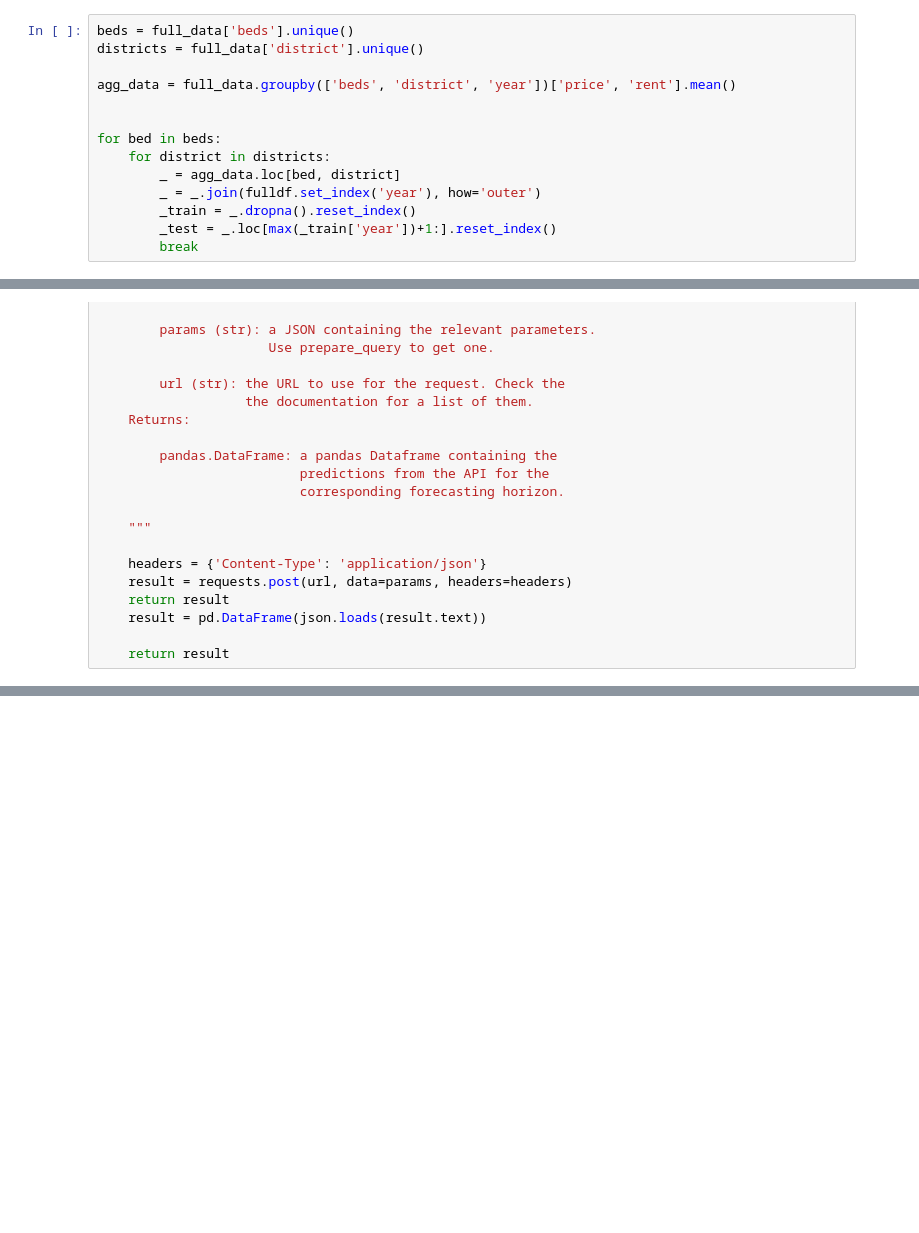
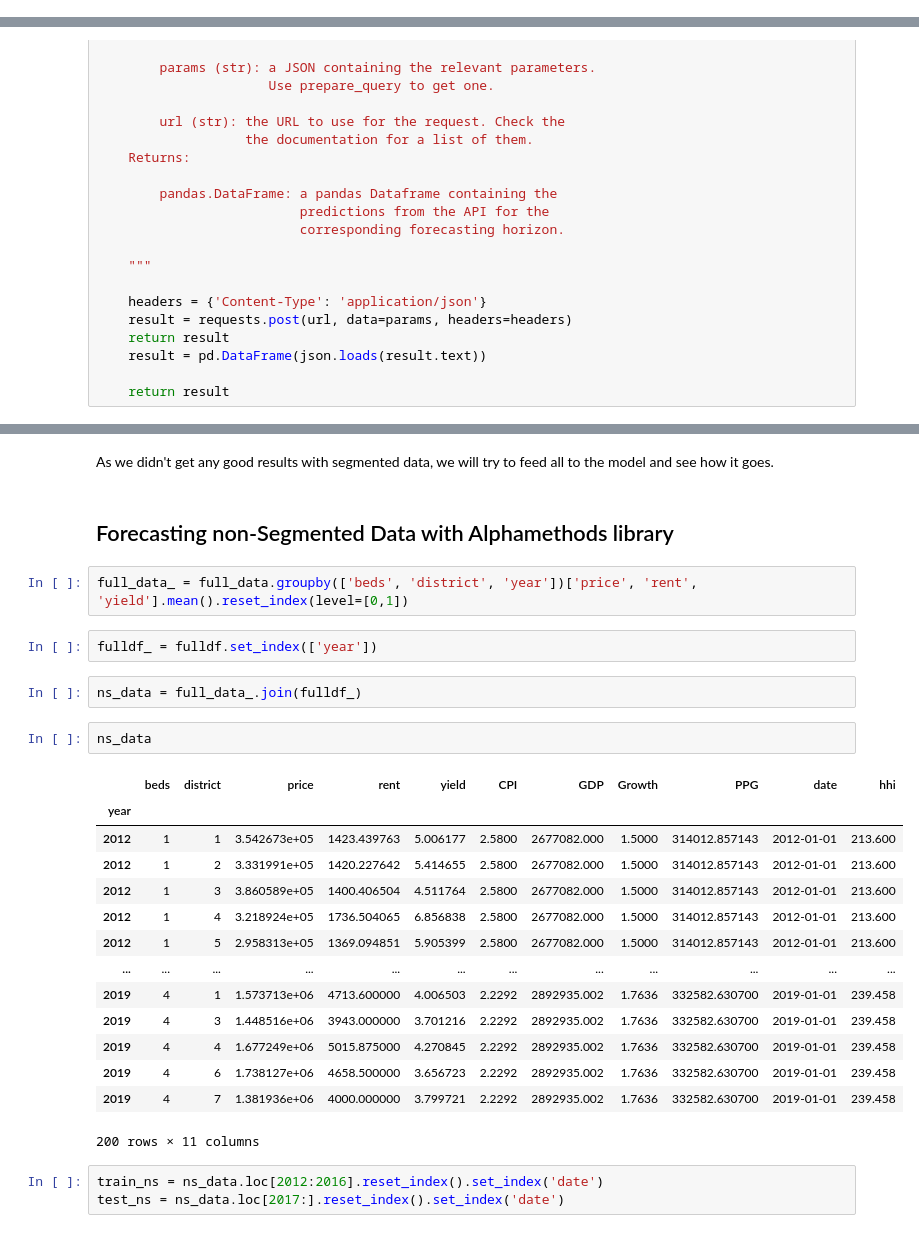
Before and after one commit to angelrureLurtis/LondonNW6, a Jupyter notebook: Part 2 Forecasting Prices and Rents.ipynb, the cells around one changed output, grey strips where cells are left out. Cells and saved outputs as stored; diff of their text form; blank space fills up the shorter version.

Commit message:
added alphamethods prediction

```diff
--- a/Part 2 Forecasting Prices and Rents.ipynb
+++ b/Part 2 Forecasting Prices and Rents.ipynb
@@ -262,14 +331,0 @@ plt.show()
-# %%
-beds = full_data['beds'].unique()
-districts = full_data['district'].unique()
-
-agg_data = full_data.groupby(['beds', 'district', 'year'])['price', 'rent'].mean()
-
-
-for bed in beds:
-    for district in districts:
-        _ = agg_data.loc[bed, district]
-        _ = _.join(fulldf.set_index('year'), how='outer')
-        _train = _.dropna().reset_index()
-        _test = _.loc[max(_train['year'])+1:].reset_index()
-        break
@@ -378,0 +585,30 @@ pp
+# %% [markdown]
+As we didn't get any good results with segmented data, we will try to feed all to the model and see how it goes.
+# %% [markdown]
+## Forecasting non-Segmented Data with Alphamethods library
+# %%
+full_data_ = full_data.groupby(['beds', 'district', 'year'])['price', 'rent', 'yield'].mean().reset_index(level=[0,1])
+# %%
+fulldf_ = fulldf.set_index(['year'])
+# %%
+ns_data = full_data_.join(fulldf_)
+# %%
+ns_data
+# %% [output]
+|  | beds | district | price | rent | yield | CPI | GDP | Growth | PPG | date | hhi |
+| year |  |  |  |  |  |  |  |  |  |  |  |
+| 2012 | 1 | 1 | 3.542673e+05 | 1423.439763 | 5.006177 | 2.5800 | 2677082.000 | 1.5000 | 314012.857143 | 2012-01-01 | 213.600 |
+| 2012 | 1 | 2 | 3.331991e+05 | 1420.227642 | 5.414655 | 2.5800 | 2677082.000 | 1.5000 | 314012.857143 | 2012-01-01 | 213.600 |
+| 2012 | 1 | 3 | 3.860589e+05 | 1400.406504 | 4.511764 | 2.5800 | 2677082.000 | 1.5000 | 314012.857143 | 2012-01-01 | 213.600 |
+| 2012 | 1 | 4 | 3.218924e+05 | 1736.504065 | 6.856838 | 2.5800 | 2677082.000 | 1.5000 | 314012.857143 | 2012-01-01 | 213.600 |
+| 2012 | 1 | 5 | 2.958313e+05 | 1369.094851 | 5.905399 | 2.5800 | 2677082.000 | 1.5000 | 314012.857143 | 2012-01-01 | 213.600 |
+| ... | ... | ... | ... | ... | ... | ... | ... | ... | ... | ... | ... |
+| 2019 | 4 | 1 | 1.573713e+06 | 4713.600000 | 4.006503 | 2.2292 | 2892935.002 | 1.7636 | 332582.630700 | 2019-01-01 | 239.458 |
+| 2019 | 4 | 3 | 1.448516e+06 | 3943.000000 | 3.701216 | 2.2292 | 2892935.002 | 1.7636 | 332582.630700 | 2019-01-01 | 239.458 |
+| 2019 | 4 | 4 | 1.677249e+06 | 5015.875000 | 4.270845 | 2.2292 | 2892935.002 | 1.7636 | 332582.630700 | 2019-01-01 | 239.458 |
+| 2019 | 4 | 6 | 1.738127e+06 | 4658.500000 | 3.656723 | 2.2292 | 2892935.002 | 1.7636 | 332582.630700 | 2019-01-01 | 239.458 |
+| 2019 | 4 | 7 | 1.381936e+06 | 4000.000000 | 3.799721 | 2.2292 | 2892935.002 | 1.7636 | 332582.630700 | 2019-01-01 | 239.458 |
+200 rows × 11 columns
+# %%
+train_ns = ns_data.loc[2012:2016].reset_index().set_index('date')
+test_ns = ns_data.loc[2017:].reset_index().set_index('date')
```
Also changed, not shown: parts of 79 cells of this notebook.
